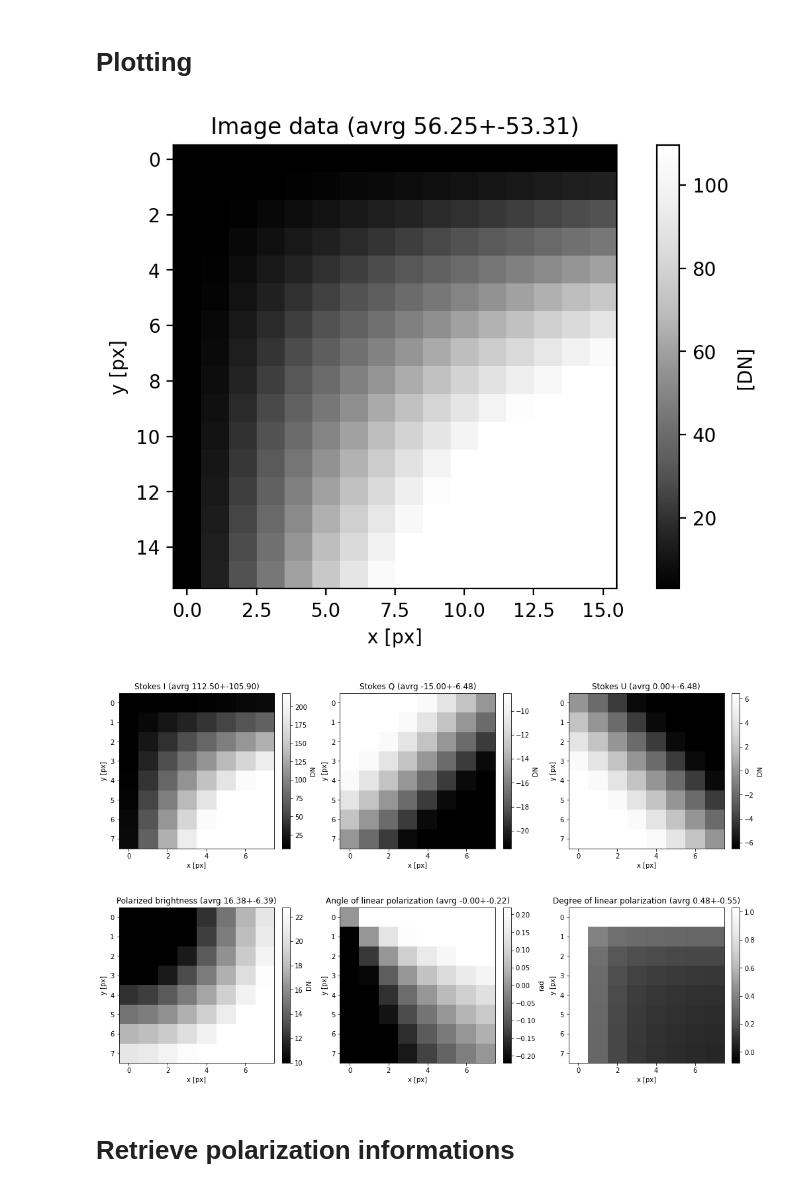
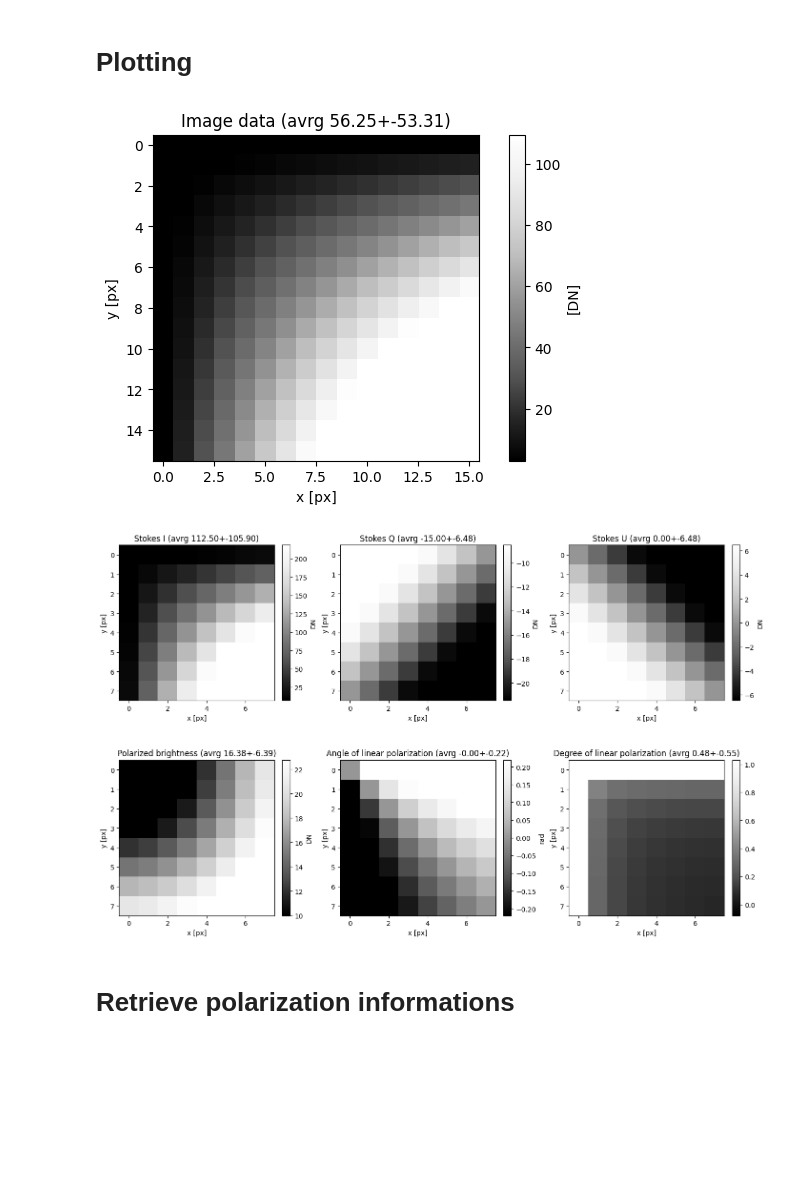
Before and after one commit to Hevil33/micropolarray, a Jupyter notebook: tutorial.ipynb, the cells around one changed output. Saved outputs shown, nothing was run; the diff lists cells and outputs as text; code cells hidden in the pictures; blank space fills up the shorter version.

```diff
--- a/tutorial.ipynb
+++ b/tutorial.ipynb
@@ -15,8 +15,11 @@ image = ml.MicroPolarizerArrayImage(micropolimage_from_nparray)
 # Plotting
 # %%
 fig_1, ax_1, fig_2, ax_2 = micropolimage_from_file.show_with_pol_params()
+# output are matplotlib figures/axes
+fig_1.set_dpi(100)
+fig_2.set_dpi(100)
 # %% [output]
-[figure, old version]
+[figure, new version]
 [figure]
 # %% [markdown]
 # Retrieve polarization informations
```
Also changed, not shown: 1 other file.
